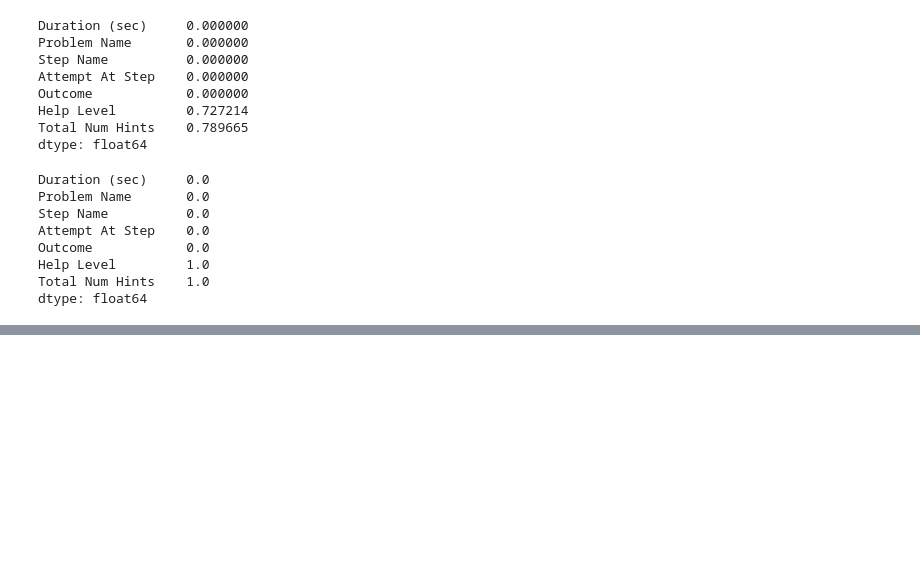
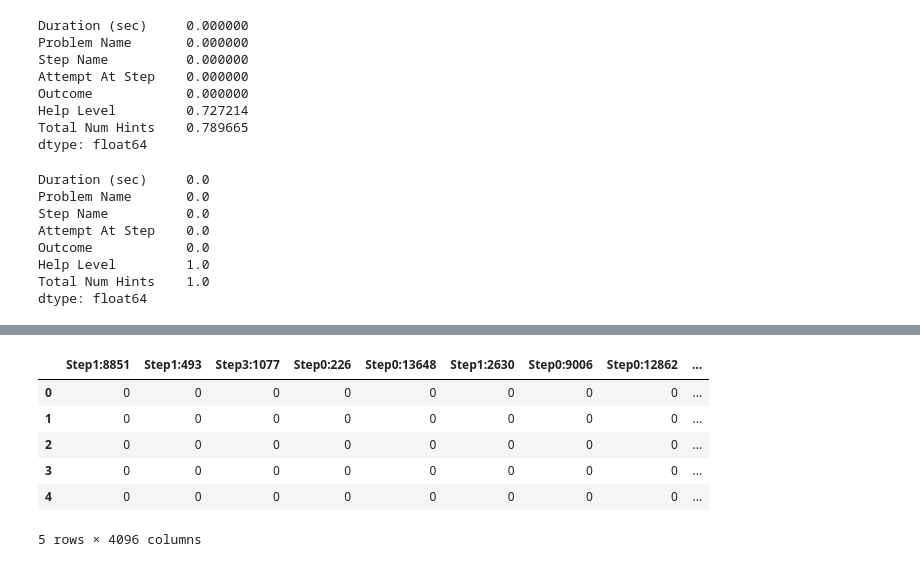
Before and after one commit to boa50/intelligent-tutoring-analysis, a Jupyter notebook: Analysis.ipynb, the cells around one changed output, grey strips where cells are left out. Saved outputs shown, nothing was run; the diff lists cells and outputs as text; code cells hidden in the pictures; blank space fills up the shorter version.

```diff
--- a/Analysis.ipynb
+++ b/Analysis.ipynb
@@ -682,0 +813,21 @@ AttributeError: 'DataFrameGroupBy' object has no attribute 'shape'
+# %%
+### Creating dummy columns for the Step Name column
+steps_names = df_ml['Step Name'].unique()
+
+dummy_columns_names = []
+
+for step_name in steps_names:
+    idx = step_name.index(':', 7)
+    dummy_columns_names.append(step_name[:idx])
+# %%
+step_dummies = pd.get_dummies(df_ml['Step Name'])
+step_dummies.columns = dummy_columns_names
+step_dummies.head()
+# %% [output]
+|  | Step1:8851 | Step1:493 | Step3:1077 | Step0:226 | Step0:13648 | Step1:2630 | Step0:9006 | Step0:12862 | ... |
+| 0 | 0 | 0 | 0 | 0 | 0 | 0 | 0 | 0 | ... |
+| 1 | 0 | 0 | 0 | 0 | 0 | 0 | 0 | 0 | ... |
+| 2 | 0 | 0 | 0 | 0 | 0 | 0 | 0 | 0 | ... |
+| 3 | 0 | 0 | 0 | 0 | 0 | 0 | 0 | 0 | ... |
+| 4 | 0 | 0 | 0 | 0 | 0 | 0 | 0 | 0 | ... |
+5 rows × 4096 columns
```
Also changed, not shown: parts of 57 cells of this notebook.
